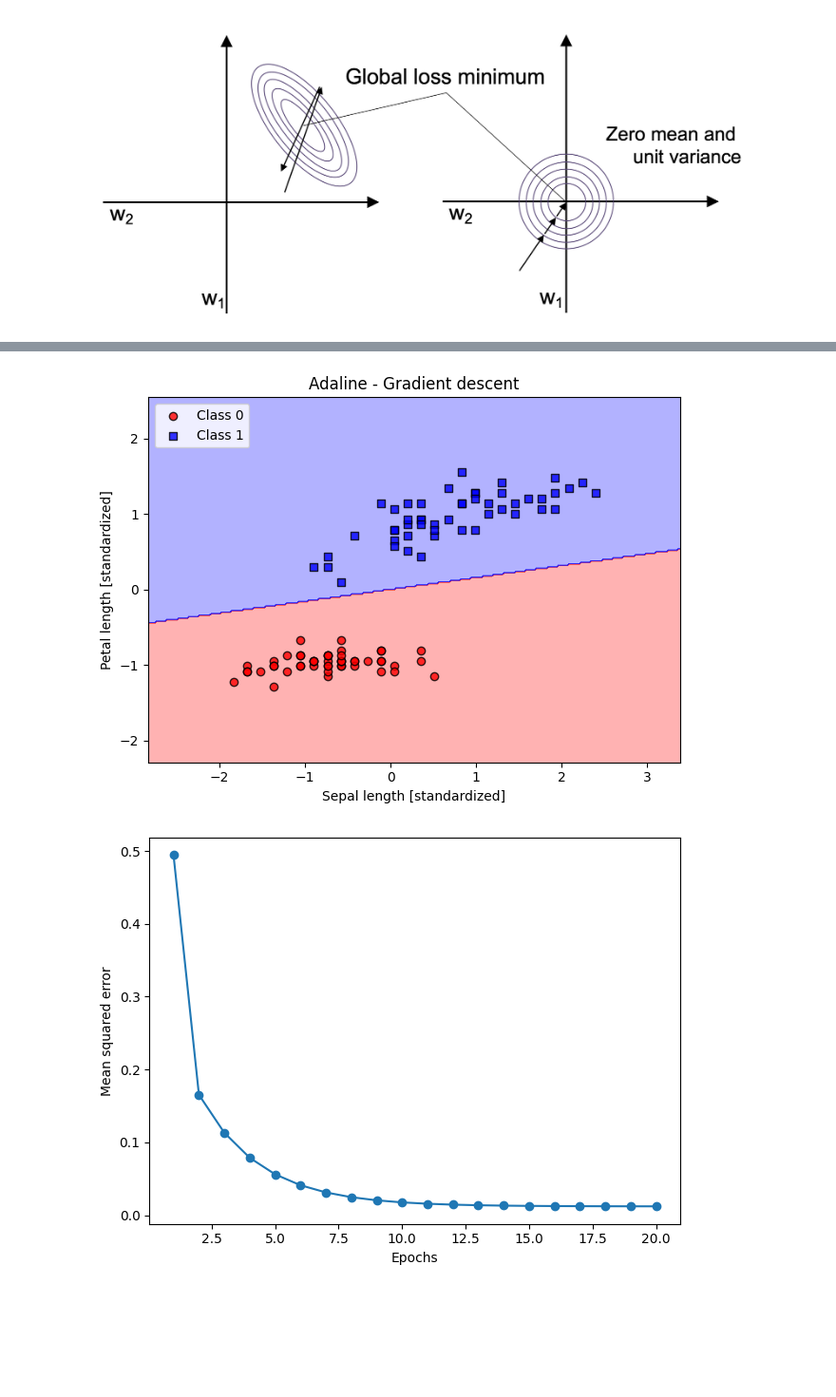
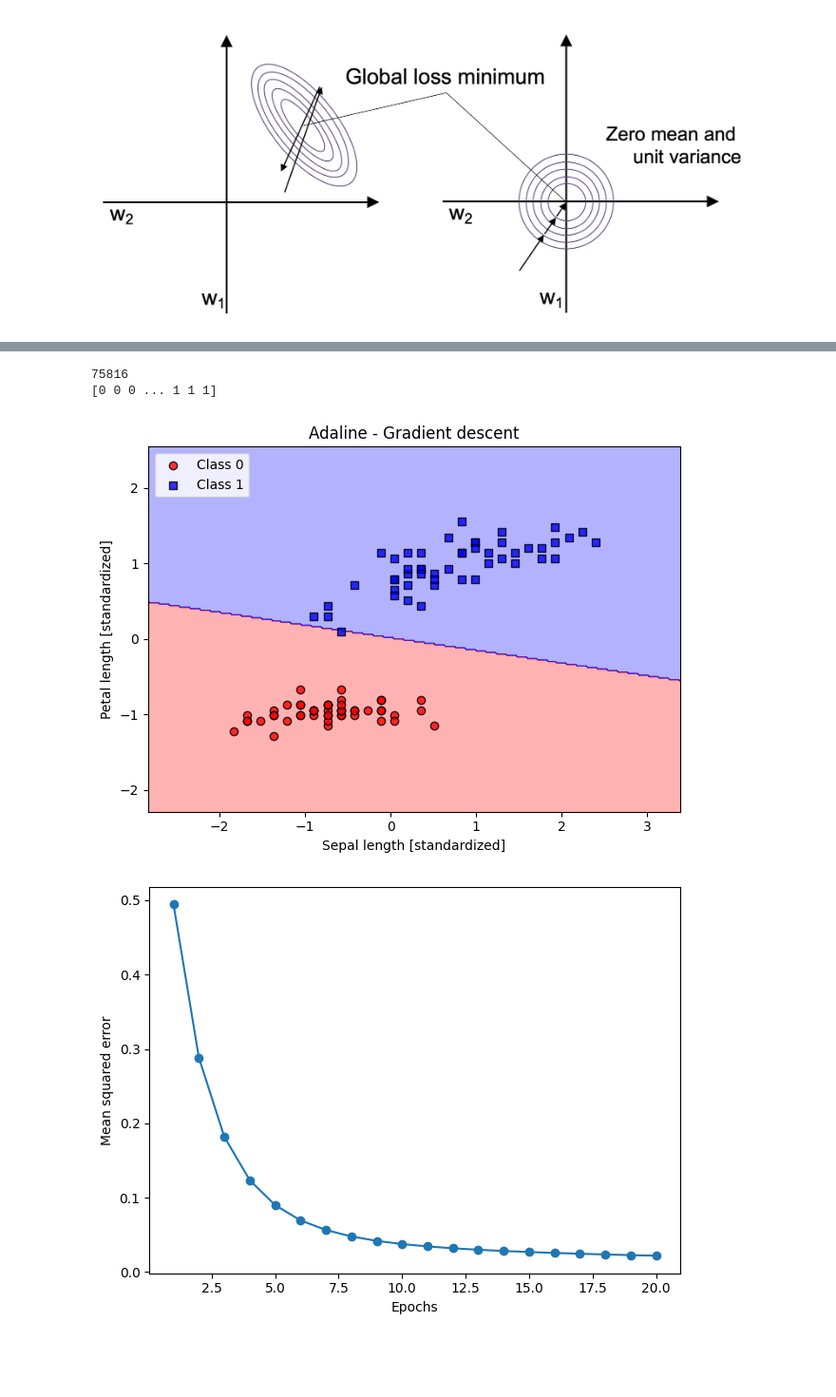
Before and after one commit to arbarikcp/machine-learning-book, a Jupyter notebook: ch02/ch02.ipynb, the cells around one changed output, grey strips where cells are left out. Shown at 95% size. Cells and saved outputs as stored; diff of their text form; code cells hidden in the pictures; blank space fills up the shorter version.

```diff
--- a/ch02/ch02.ipynb
+++ b/ch02/ch02.ipynb
@@ -289,3 +302,9 @@ range(1, 11)
 # %% [markdown]
 <br>
 <br>
+# %%
+#print(X)
+# X[:, 0] is the first column of X
+x1_min, x1_max = X[:, 0].min() - 1, X[:, 0].max() + 1 # find the minimum and maximum values of the first feature
+print(x1_min, x1_max)
+print(y)
@@ -291,0 +326,7 @@ range(1, 11)
+# %%
+print(xx1.ravel())
+print(xx2.ravel())
+print(np.array([xx1.ravel(), xx2.ravel()]))
+print(np.array([xx1.ravel(), xx2.ravel()]).T)
+lab = ppn.predict(np.array([xx1.ravel(), xx2.ravel()]).T)
+print(lab)
@@ -303,15 +362,20 @@ def plot_decision_regions(X, y, classifier, resolution=0.02):
     # setup marker generator and color map
     markers = ('o', 's', '^', 'v', '<')
     colors = ('red', 'blue', 'lightgreen', 'gray', 'cyan')
-    cmap = ListedColormap(colors[:len(np.unique(y))])
+    cmap = ListedColormap(colors[0:len(np.unique(y))])
 
     # plot the decision surface
     x1_min, x1_max = X[:, 0].min() - 1, X[:, 0].max() + 1
     x2_min, x2_max = X[:, 1].min() - 1, X[:, 1].max() + 1
     xx1, xx2 = np.meshgrid(np.arange(x1_min, x1_max, resolution),
                            np.arange(x2_min, x2_max, resolution))
+    #print(xx1)
+    #print(xx2)
     lab = classifier.predict(np.array([xx1.ravel(), xx2.ravel()]).T)
+    print(len(lab))
+    print(lab)
     lab = lab.reshape(xx1.shape)
+    #print(lab)
     plt.contourf(xx1, xx2, lab, alpha=0.3, cmap=cmap)
     plt.xlim(xx1.min(), xx1.max())
     plt.ylim(xx2.min(), xx2.max())
@@ -495,28 +585,30 @@ X_std = np.copy(X)
 X_std[:, 0] = (X[:, 0] - X[:, 0].mean()) / X[:, 0].std() # Standardize the first feature
 X_std[:, 1] = (X[:, 1] - X[:, 1].mean()) / X[:, 1].std() #Standardize the second feature
 # %%
-ada_gd = AdalineGD(n_iter=20, eta=0.5)
+ada_gd = AdalineGD(n_iter=20, eta=0.1)
 ada_gd.fit(X_std, y)
 
 plot_decision_regions(X_std, y, classifier=ada_gd)
 plt.title('Adaline - Gradient descent')
 plt.xlabel('Sepal length [standardized]')
 plt.ylabel('Petal length [standardized]')
 plt.legend(loc='upper left')
 plt.tight_layout()
 #plt.savefig('images/02_14_1.png', dpi=300)
 plt.show()
 
 plt.plot(range(1, len(ada_gd.losses_) + 1), ada_gd.losses_, marker='o')
 plt.xlabel('Epochs')
 plt.ylabel('Mean squared error')
 
 plt.tight_layout()
 #plt.savefig('images/02_14_2.png', dpi=300)
 plt.show()
 # %% [output]
+75816
+[0 0 0 ... 1 1 1]
-[figure, old version]
+[figure, new version]
-[figure, old version]
+[figure, new version]
 # %% [markdown]
 <br>
 <br>
```
Also changed, not shown: parts of 14 cells of this notebook, 17 other files.
